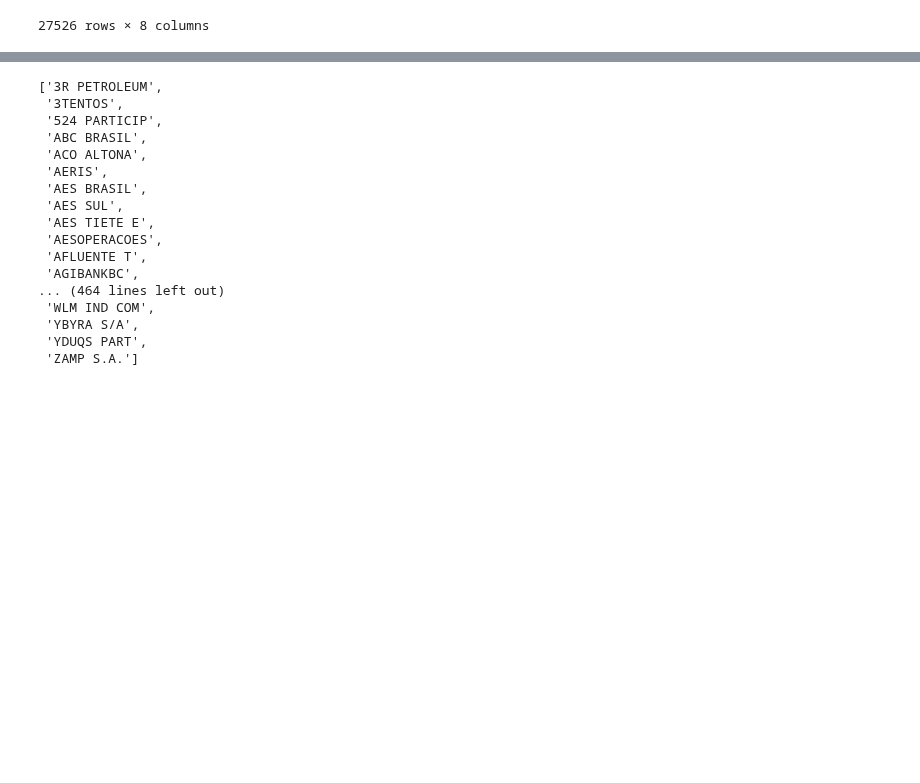
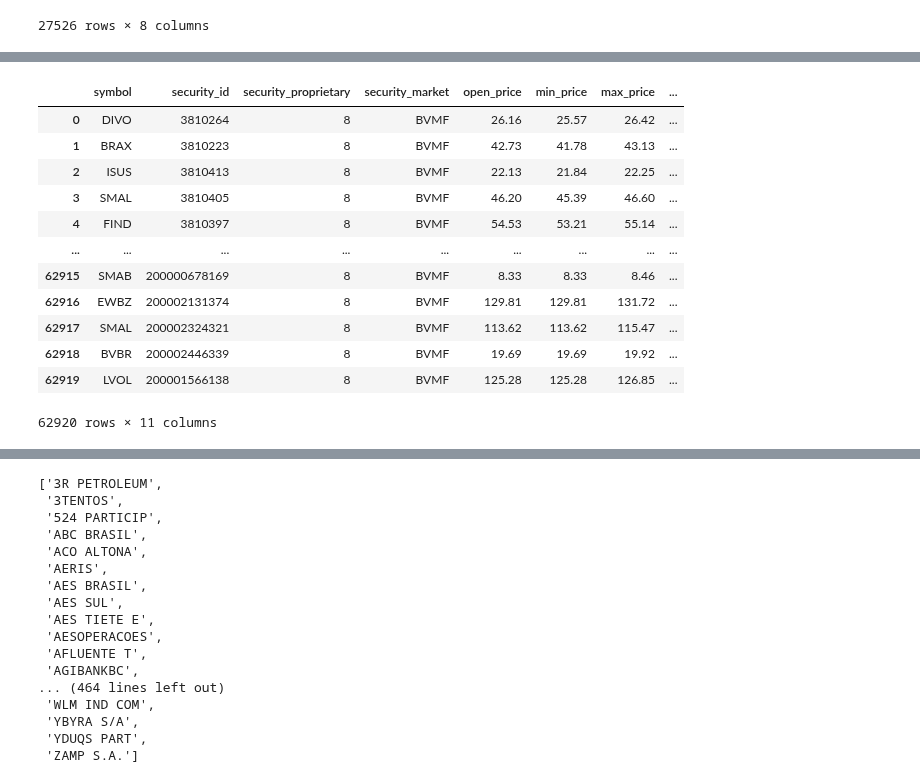
Before and after one commit to wilsonfreitas/brasa, a Jupyter notebook: notebooks/test-downloaders.ipynb, the cells around one changed output, grey strips where cells are left out. Saved outputs shown, nothing was run; the diff lists cells and outputs as text; code cells hidden in the pictures; blank space fills up the shorter version.

```diff
--- a/notebooks/test-downloaders.ipynb
+++ b/notebooks/test-downloaders.ipynb
@@ -91,3 +108,20 @@ tb.to_pandas()
+# %%
+tb = brasa.get_dataset("b3-bvbg087-iopv_info").to_table()
+tb.to_pandas()
+# %% [output]
+|  | symbol | security_id | security_proprietary | security_market | open_price | min_price | max_price | ... |
+| 0 | DIVO | 3810264 | 8 | BVMF | 26.16 | 25.57 | 26.42 | ... |
+| 1 | BRAX | 3810223 | 8 | BVMF | 42.73 | 41.78 | 43.13 | ... |
+| 2 | ISUS | 3810413 | 8 | BVMF | 22.13 | 21.84 | 22.25 | ... |
+| 3 | SMAL | 3810405 | 8 | BVMF | 46.20 | 45.39 | 46.60 | ... |
+| 4 | FIND | 3810397 | 8 | BVMF | 54.53 | 53.21 | 55.14 | ... |
+| ... | ... | ... | ... | ... | ... | ... | ... | ... |
+| 62915 | SMAB | 200000678169 | 8 | BVMF | 8.33 | 8.33 | 8.46 | ... |
+| 62916 | EWBZ | 200002131374 | 8 | BVMF | 129.81 | 129.81 | 131.72 | ... |
+| 62917 | SMAL | 200002324321 | 8 | BVMF | 113.62 | 113.62 | 115.47 | ... |
+| 62918 | BVBR | 200002446339 | 8 | BVMF | 19.69 | 19.69 | 19.92 | ... |
+| 62919 | LVOL | 200001566138 | 8 | BVMF | 125.28 | 125.28 | 126.85 | ... |
+62920 rows × 11 columns
 # %%
 brasa.get_dataset("b3-companies-details").to_table().to_pandas()
 # %% [output]
```
Also changed, not shown: parts of 1 cell of this notebook.
